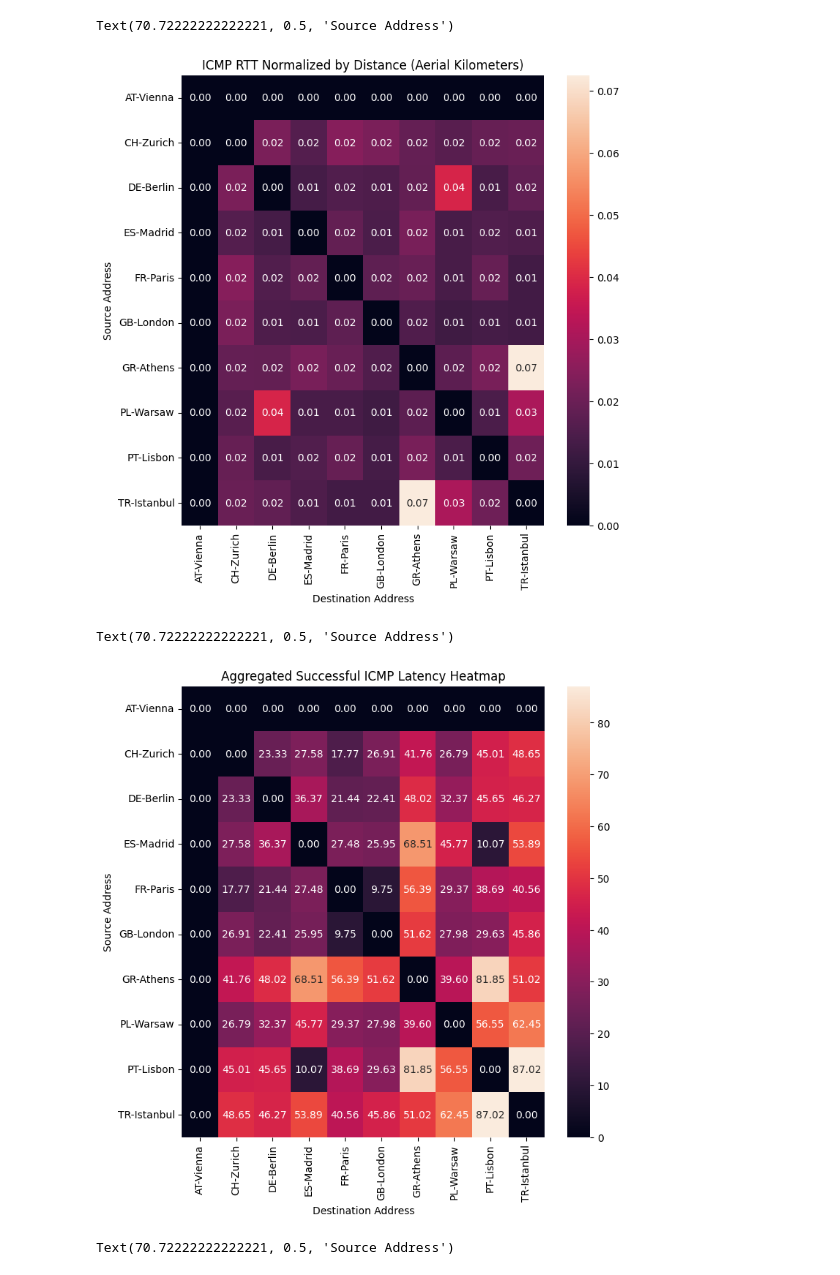
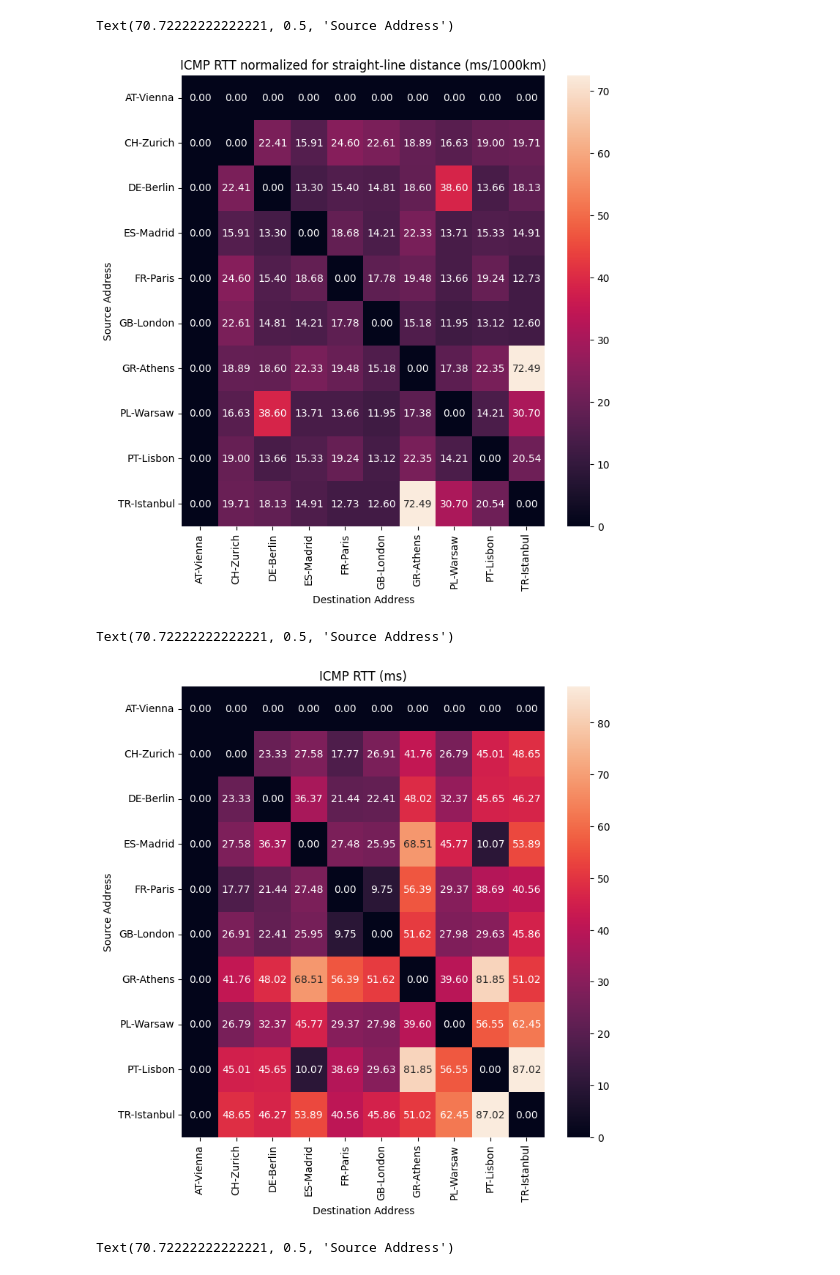
Before and after one commit to thomas-schleicher/software-praktikum, a Jupyter notebook: results/notebooks/full_ping.ipynb, the cells around one changed output. Cells and saved outputs as stored; diff of their text form; code cells hidden in the pictures.

```diff
--- a/results/notebooks/full_ping.ipynb
+++ b/results/notebooks/full_ping.ipynb
@@ -106,7 +106,7 @@ full_pairs = pd.DataFrame(list(product(all_names, all_names)), columns=['src', '
 full_pairs = full_pairs.merge(dist_df, on=['src', 'dst'], how='left')
 
 merged_good = full_pairs.merge(agg_ping_good, on=['src','dst'], how='left')
-merged_good['ping_per_km'] = merged_good['avg'] / merged_good['distance_km']
+merged_good['ping_per_km'] = merged_good['avg'] / merged_good['distance_km'] * 1000
 merged_good = merged_good.fillna(0).pivot(index='src', columns='dst', values='ping_per_km')
 
 ping_good_heatmap_data = pd.merge(full_pairs, agg_ping_good, on=['src', 'dst'], how='left').fillna(0).pivot(index='src', columns='dst', values='avg')
@@ -125,21 +114,21 @@ ping_errors_heatmap_data = pd.merge(full_pairs, agg_ping_errors, on=['src', 'dst
 # %%
 plt.figure(figsize=(8,8))
 sns.heatmap(merged_good, annot=True, fmt="0.2f", cmap="rocket")
-plt.title("ICMP RTT Normalized by Distance (Aerial Kilometers)")
+plt.title("ICMP RTT normalized for straight-line distance (ms/1000km)")
 plt.xlabel("Destination Address")
 plt.ylabel("Source Address")
 # %% [output]
 Text(70.72222222222221, 0.5, 'Source Address')
-[figure, old version]
+[figure, new version]
 # %%
 plt.figure(figsize=(8,8))
 sns.heatmap(ping_good_heatmap_data, annot=True, fmt="0.2f", cmap="rocket")
-plt.title("Aggregated Successful ICMP Latency Heatmap")
+plt.title("ICMP RTT (ms)")
 plt.xlabel("Destination Address")
 plt.ylabel("Source Address")
 # %% [output]
 Text(70.72222222222221, 0.5, 'Source Address')
-[figure, old version]
+[figure, new version]
 # %%
 plt.figure(figsize=(8,8))
 sns.heatmap(ping_errors_heatmap_data, fmt="0.0f", annot=True, cmap="rocket")
```
Also changed, not shown: parts of 1 cell of this notebook, 12 other files.
